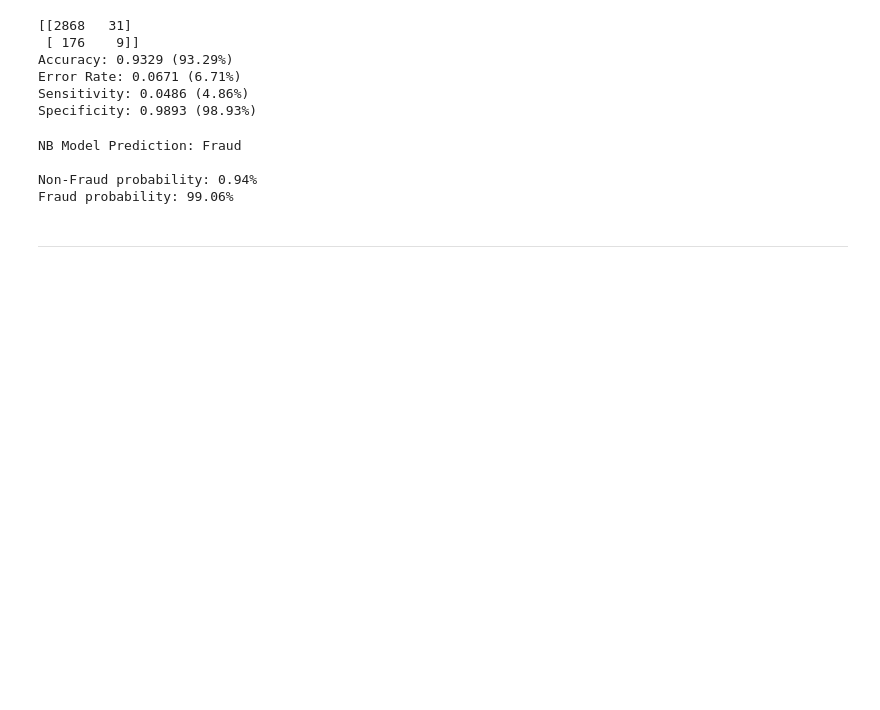
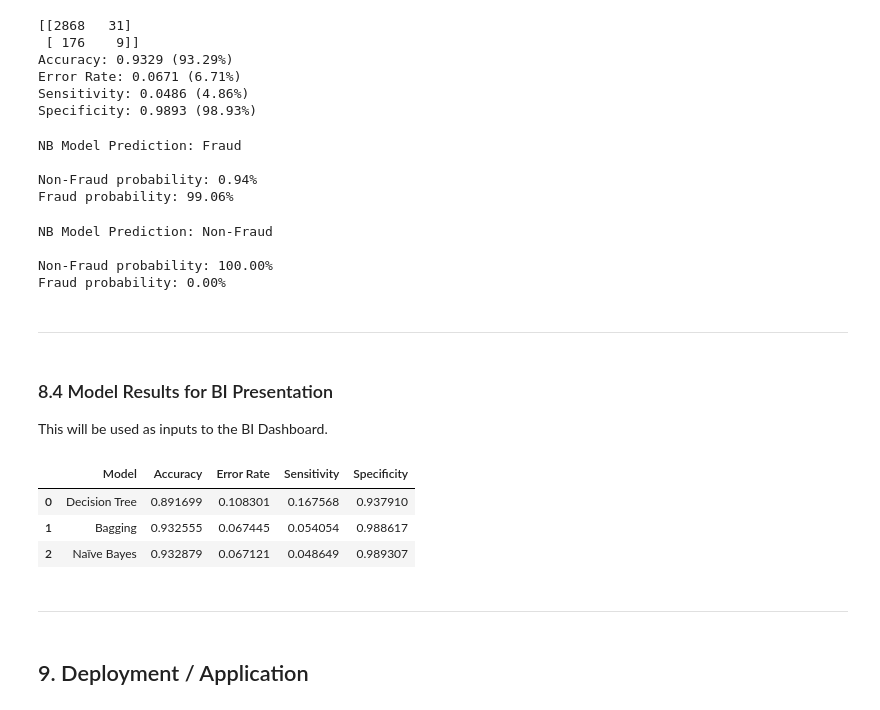
Before and after one commit to azhar-paraouty/vehicle-insurance-fraud-analysis, a Jupyter notebook: vehicle_insurance_fraud_analysis.ipynb, the cells around one changed output. Drawn from its saved outputs; the diff is of its cells as text; code cells hidden in the pictures; blank space fills up the shorter version.

```diff
--- a/vehicle_insurance_fraud_analysis.ipynb
+++ b/vehicle_insurance_fraud_analysis.ipynb
@@ -1866,3 +1858,66 @@ NB Model Prediction: Fraud
 
 Non-Fraud probability: 0.94%
 Fraud probability: 99.06%
+# %%
+# Test with another set of attributes
+
+new_claim_nb_test = pd.DataFrame([{
+    "Make": "Dodge",
+    "AccidentArea": "Urban",
+    "Sex": "Female",
+    "MaritalStatus": "Divorced",
+    "Fault": "Third Party",
+    "VehicleCategory": "Sport",
+    "VehiclePrice": "30000 to 39000",
+    "Days_Policy_Accident": "more than 30",
+    "Days_Policy_Claim": "more than 30",
+    "PastNumberOfClaims": "more than 4",
+    "AgeOfVehicle": "4 years",
+    "PoliceReportFiled": "Yes",
+    "WitnessPresent": "Yes",
+    "AgentType": "External",
+    "NumberOfSuppliments": "3 to 5",
+    "AddressChange_Claim": "no change",
+    "NumberOfCars": "1 vehicle",
+    "BasePolicy": "Liability",
+    "AgeGroup": "51 to 65"
+}])
+
+new_claim_nb_test_encoded = encoder_nb.transform(new_claim_nb_test)
+
+prediction_nb_test = nb_model.predict(new_claim_nb_test_encoded)
+probabilities_nb_test = nb_model.predict_proba(new_claim_nb_test_encoded)
+
+print(
+    "NB Model Prediction:",
+    "Fraud" if prediction_nb_test[0] == 1 else "Non-Fraud"
+)
+print()
+print(f"Non-Fraud probability: {probabilities_nb_test[0][0] * 100:.2f}%")
+print(f"Fraud probability: {probabilities_nb_test[0][1] * 100:.2f}%")
+# %% [output]
+NB Model Prediction: Non-Fraud
+
+Non-Fraud probability: 100.00%
+Fraud probability: 0.00%
+# %% [markdown]
+---
+# %% [markdown]
+### 8.4 Model Results for BI Presentation
+
+This will be used as inputs to the BI Dashboard.
+# %%
+model_results = pd.DataFrame({
+  "Model": ["Decision Tree", "Bagging", "Naïve Bayes"],
+  "Accuracy": [accuracy_dt, accuracy_bagging, accuracy_nb],
+  "Error Rate": [error_rate_dt, error_rate_bagging, error_rate_nb],
+  "Sensitivity": [sensitivity_dt, sensitivity_bagging, sensitivity_nb],
+  "Specificity": [specificity_dt, specificity_bagging, specificity_nb]
+})
+
+model_results
+# %% [output]
+|  | Model | Accuracy | Error Rate | Sensitivity | Specificity |
+| 0 | Decision Tree | 0.891699 | 0.108301 | 0.167568 | 0.937910 |
+| 1 | Bagging | 0.932555 | 0.067445 | 0.054054 | 0.988617 |
+| 2 | Naïve Bayes | 0.932879 | 0.067121 | 0.048649 | 0.989307 |
@@ -1869,2 +1928,4 @@ Fraud probability: 99.06%
 # %% [markdown]
 ---
+# %% [markdown]
+## 9. Deployment / Application
```
Also changed, not shown: parts of 11 cells of this notebook, 5 other files.
